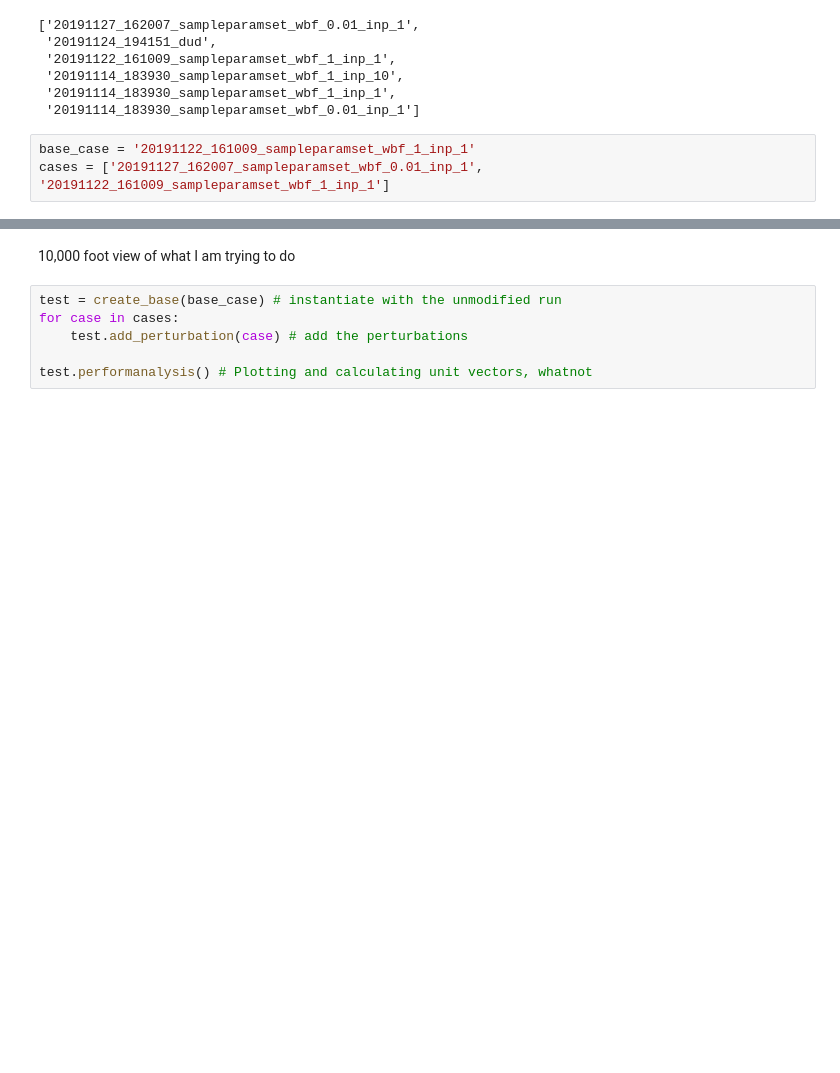
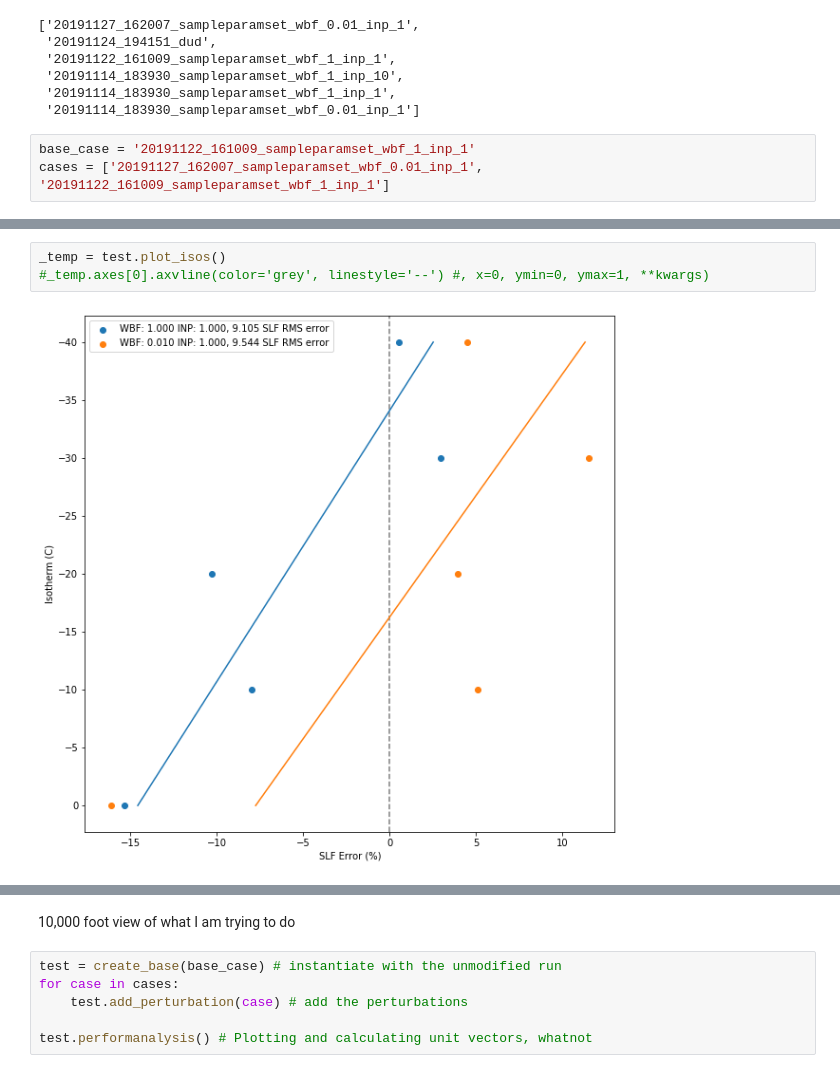
Before and after one commit to jshaw35/netcdf_analysis, a Jupyter notebook: parameterspace.ipynb, the cells around one changed output, grey strips where cells are left out. Drawn from its saved outputs; the diff is of its cells as text; blank space fills up the shorter version.

```diff
--- a/parameterspace.ipynb
+++ b/parameterspace.ipynb
@@ -35,0 +219,5 @@ cases = ['20191127_162007_sampleparamset_wbf_0.01_inp_1', '20191122_161009_sampl
+# %%
+_temp = test.plot_isos()
+#_temp.axes[0].axvline(color='grey', linestyle='--') #, x=0, ymin=0, ymax=1, **kwargs)
+# %% [output]
+[figure, added]
```
Also changed, not shown: parts of 35 cells of this notebook, 2 other files.
